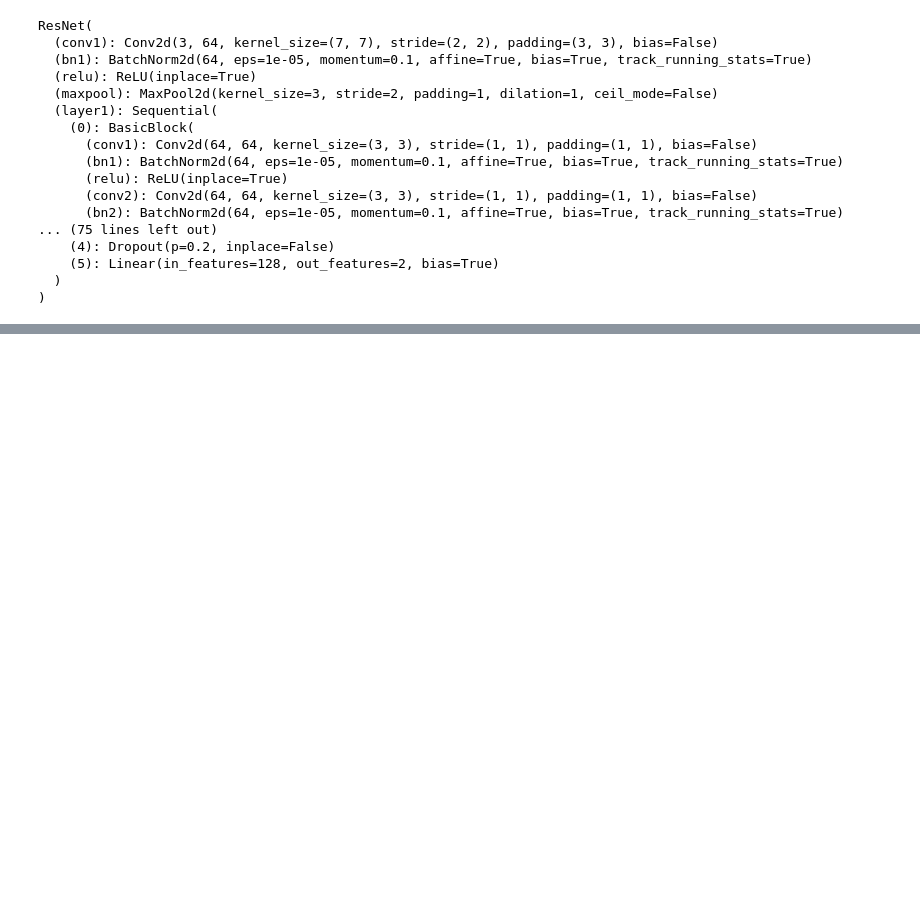
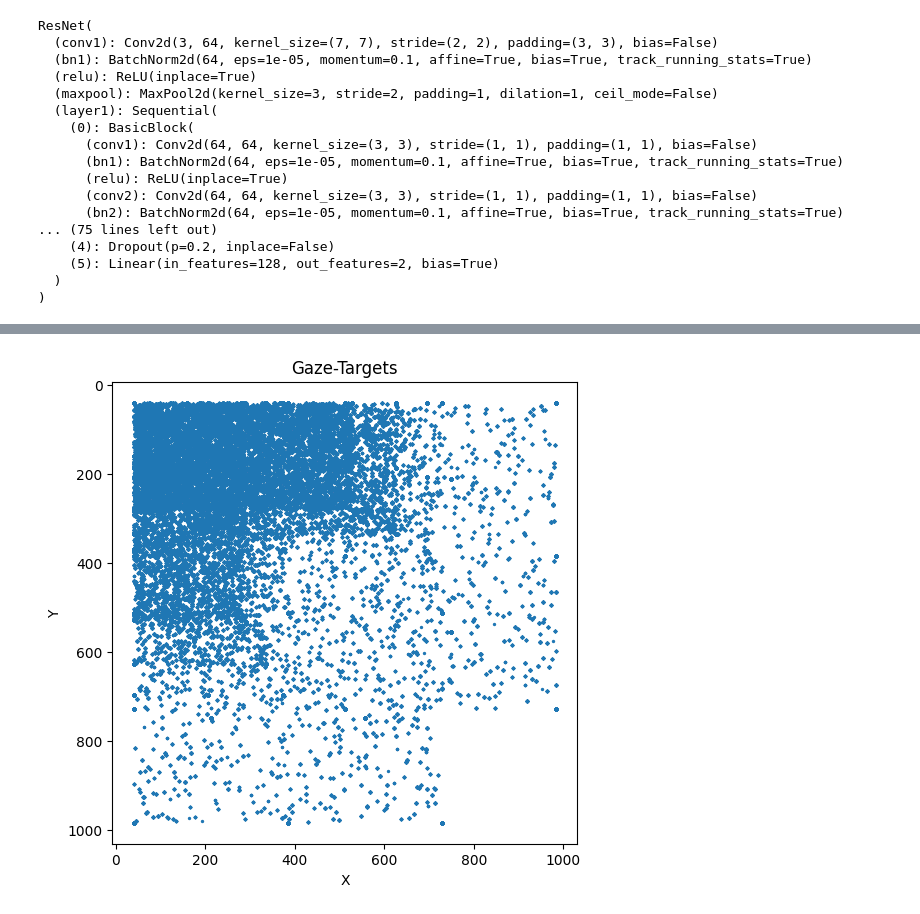
Before and after one commit to RafeiKAr/gaze-estimation, a Jupyter notebook: notebook_model_train.ipynb, the cells around one changed output, grey strips where cells are left out. Saved outputs shown, nothing was run; the diff lists cells and outputs as text; code cells hidden in the pictures; blank space fills up the shorter version.

```diff
--- a/notebook_model_train.ipynb
+++ b/notebook_model_train.ipynb
@@ -555,0 +757,28 @@ Diagonal-Error %: 68.800 %
+# %%
+# PLOT:
+
+# images_dir = "./datasets/images/"
+labels_file = "./dataset/labels.csv"
+
+df = pd.read_csv(labels_file)
+
+# print(df.head())
+# print("Anzahl Samples:", len(df))
+
+x = df["x"]
+y = df["y"]
+
+# print(f"X_min: {np.min(x)}\t X_max: {np.max(x)}")
+# print(f"Y_min: {np.min(y)}\t Y_max: {np.max(y)}")
+
+plt.figure(figsize=(6,6))
+plt.scatter(x, y, s=2)
+
+plt.title("Gaze-Targets")
+plt.xlabel("X")
+plt.ylabel("Y")
+
+plt.gca().invert_yaxis()
+plt.show()
+# %% [output]
+[figure, added]
```
Also changed, not shown: parts of 13 cells of this notebook, 8 other files.
